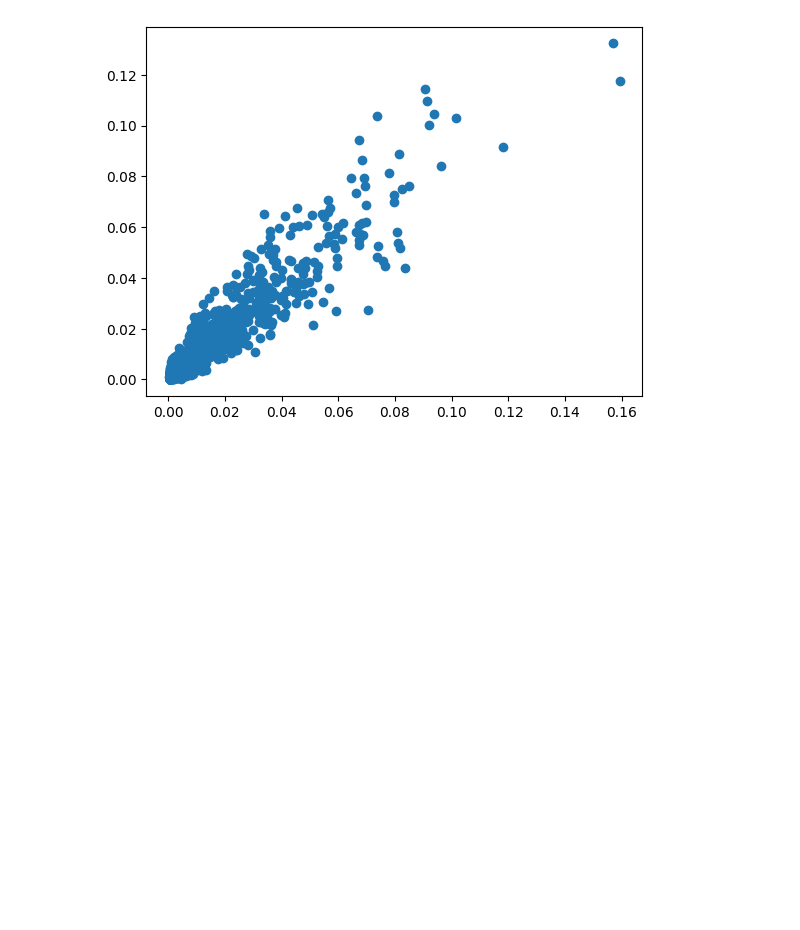
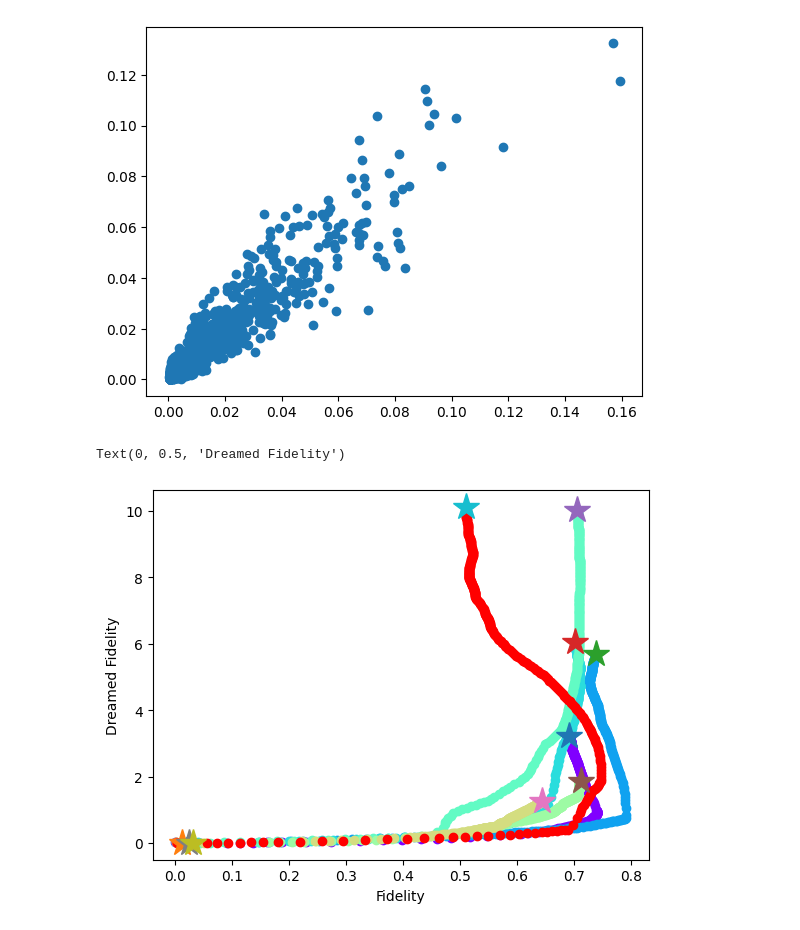
Before and after one commit to artificial-scientist-lab/deepGraphDreaming, a Jupyter notebook: predict.ipynb, the cells around one changed output. Cells and saved outputs as stored; diff of their text form; code cells hidden in the pictures; blank space fills up the shorter version.

```diff
--- a/predict.ipynb
+++ b/predict.ipynb
@@ -35,3 +35,24 @@ plt.scatter(x, y)
 # %% [output]
 <matplotlib.collections.PathCollection at 0x...>
 [figure]
+# %%
+import os
+import pandas as pd
+import numpy as np
+import matplotlib.pyplot as plt
+import matplotlib.cm as cm
+
+directory = 'dreamfiles'
+ii=0
+colors = cm.rainbow(np.linspace(0, 1,10))
+for filename in os.listdir(directory):
+    df = pd.read_csv(f'{directory}/{filename}',sep=";",names=['fidelity','activation','graph'])
+    c = colors[ii]
+    plt.scatter(list(df.iloc[:,0]),list(df.iloc[:,1]),color=c)
+    plt.plot([df.iloc[-1,0]],[df.iloc[-1,1]],marker='*', markersize=20)
+    ii+=1
+plt.xlabel('Fidelity')
+plt.ylabel('Dreamed Fidelity')
+# %% [output]
+Text(0, 0.5, 'Dreamed Fidelity')
+[figure, added]
```
Also changed, not shown: 1 other file.
